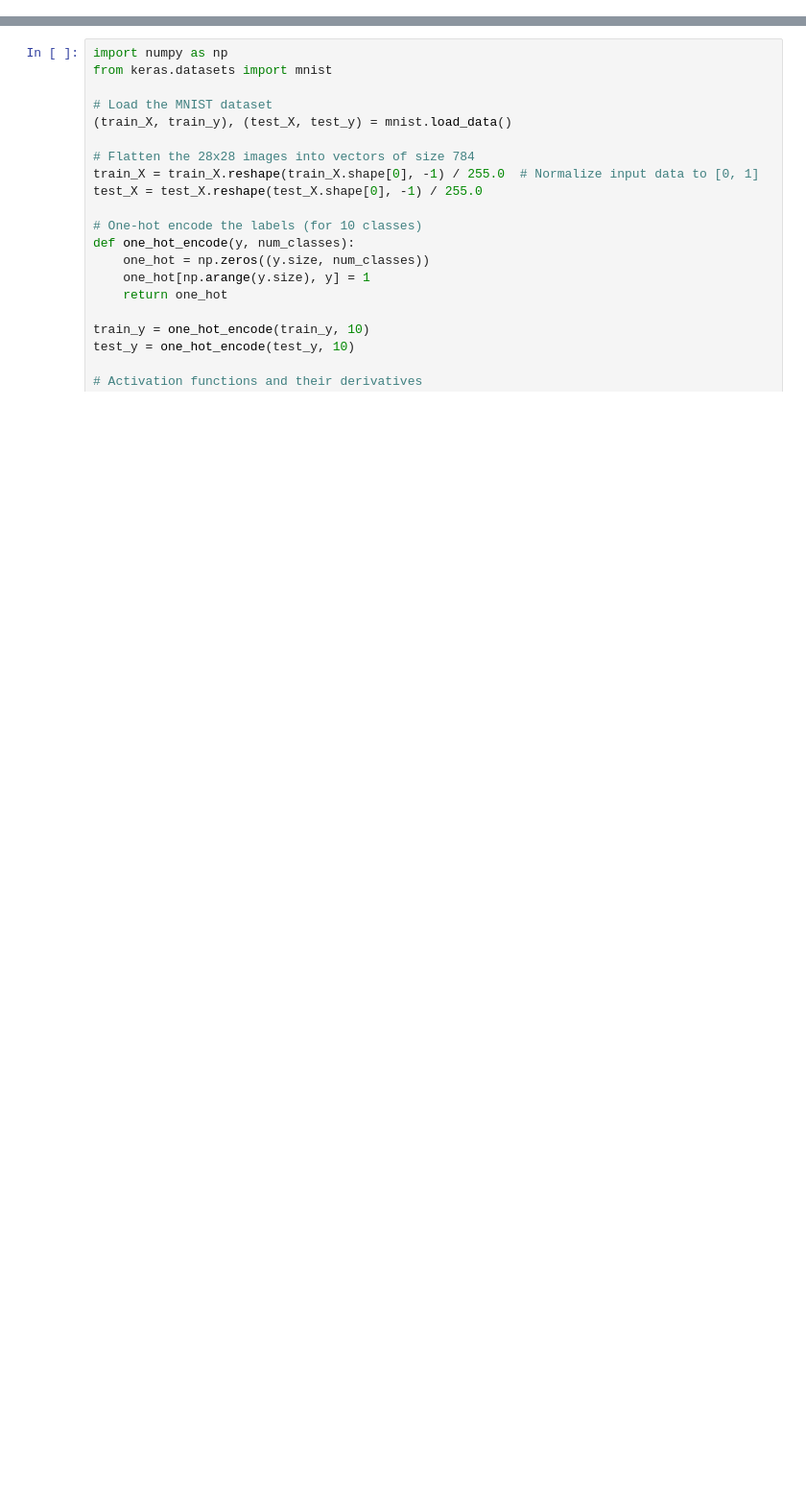
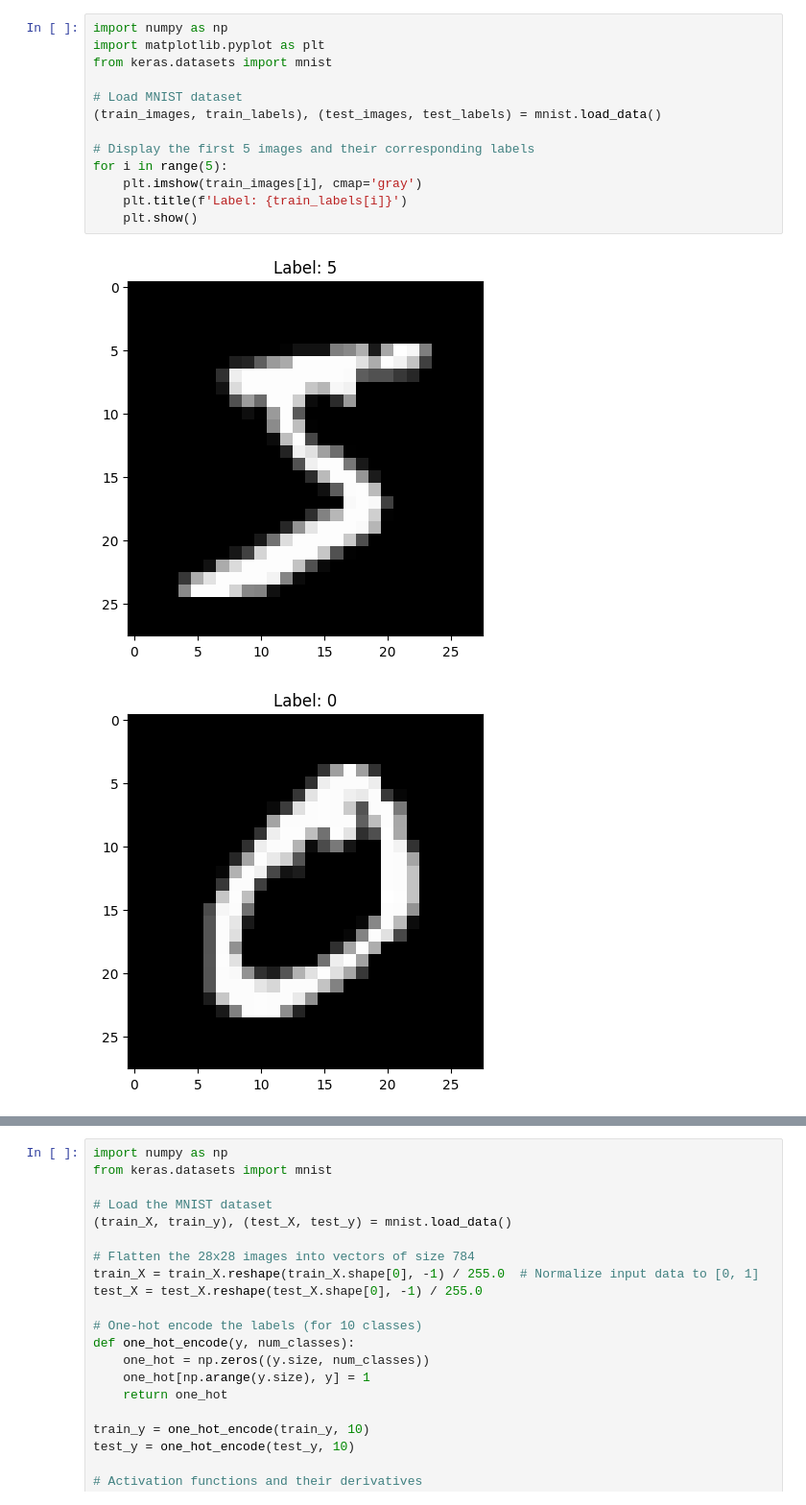
Before and after one commit to rzn-git/NN-from-Scratch, a Jupyter notebook: mnist.ipynb, the cells around one changed output, grey strips where cells are left out. Shown: that part at 96% size. Saved outputs shown, nothing was run; the diff lists cells and outputs as text; blank space fills up the shorter version.

```diff
--- a/mnist.ipynb
+++ b/mnist.ipynb
@@ -0,0 +1,16 @@
+# %%
+import numpy as np
+import matplotlib.pyplot as plt
+from keras.datasets import mnist
+
+# Load MNIST dataset
+(train_images, train_labels), (test_images, test_labels) = mnist.load_data()
+
+# Display the first 5 images and their corresponding labels
+for i in range(5):
+    plt.imshow(train_images[i], cmap='gray')
+    plt.title(f'Label: {train_labels[i]}')
+    plt.show()
+# %% [output]
+[figure, added]
+[figure, added]
```
Also changed, not shown: parts of 1 cell of this notebook.
